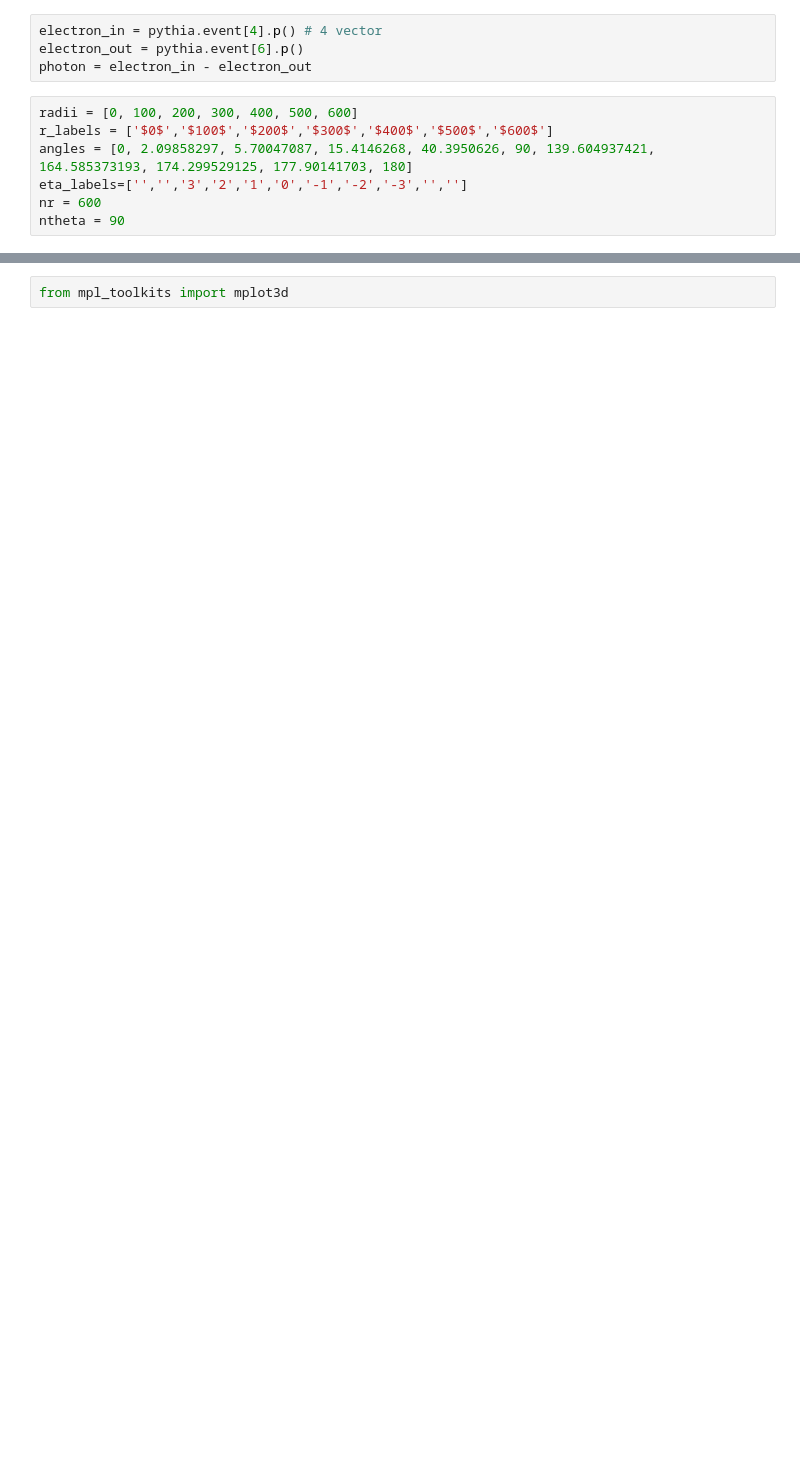
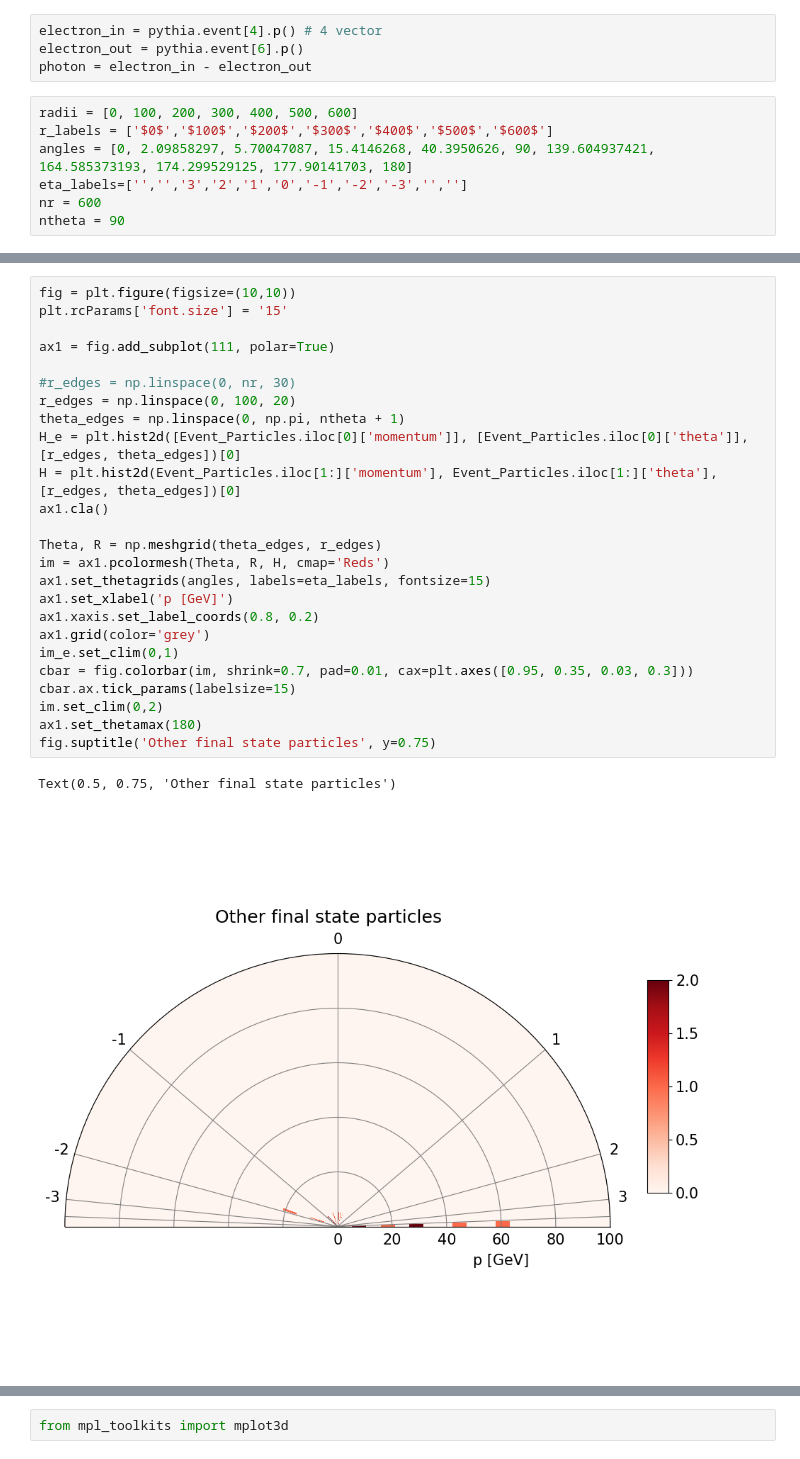
Before and after one commit to rkunnawa/Yale_Pathways, a Jupyter notebook: Day2_ep_scattering.ipynb, the cells around one changed output, grey strips where cells are left out. Drawn from its saved outputs; the diff is of its cells as text; blank space fills up the shorter version.

```diff
--- a/Day2_ep_scattering.ipynb
+++ b/Day2_ep_scattering.ipynb
@@ -254,3 +300,31 @@ Text(0.5, 0.75, 'Other final state particles')
+# %%
+fig = plt.figure(figsize=(10,10))
+plt.rcParams['font.size'] = '15'
+
+ax1 = fig.add_subplot(111, polar=True)
+
+#r_edges = np.linspace(0, nr, 30)
+r_edges = np.linspace(0, 100, 20)
+theta_edges = np.linspace(0, np.pi, ntheta + 1)
+H_e = plt.hist2d([Event_Particles.iloc[0]['momentum']], [Event_Particles.iloc[0]['theta']], [r_edges, theta_edges])[0]
+H = plt.hist2d(Event_Particles.iloc[1:]['momentum'], Event_Particles.iloc[1:]['theta'], [r_edges, theta_edges])[0]
+ax1.cla()
+
+Theta, R = np.meshgrid(theta_edges, r_edges)
+im = ax1.pcolormesh(Theta, R, H, cmap='Reds')
+ax1.set_thetagrids(angles, labels=eta_labels, fontsize=15)
+ax1.set_xlabel('p [GeV]')
+ax1.xaxis.set_label_coords(0.8, 0.2)
+ax1.grid(color='grey')
+im_e.set_clim(0,1)
+cbar = fig.colorbar(im, shrink=0.7, pad=0.01, cax=plt.axes([0.95, 0.35, 0.03, 0.3]))
+cbar.ax.tick_params(labelsize=15)
+im.set_clim(0,2)
+ax1.set_thetamax(180)
+fig.suptitle('Other final state particles', y=0.75)
+# %% [output]
+Text(0.5, 0.75, 'Other final state particles')
+[figure, added]
 # %%
 fig = plt.figure(figsize=(10,10))
 plt.rcParams['font.size'] = '15'
```
Also changed, not shown: parts of 12 cells of this notebook.
